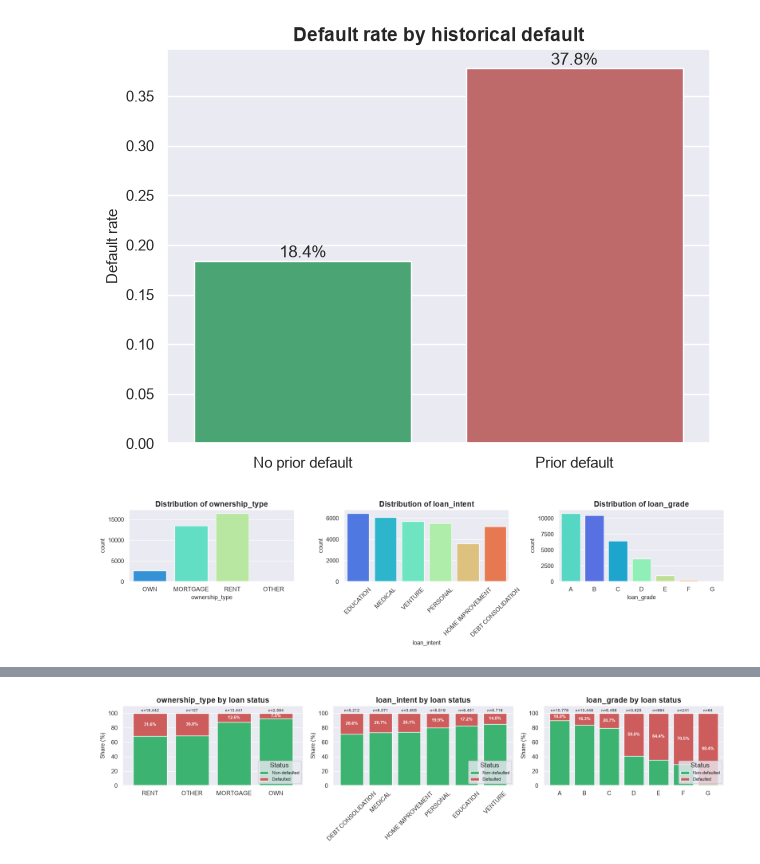
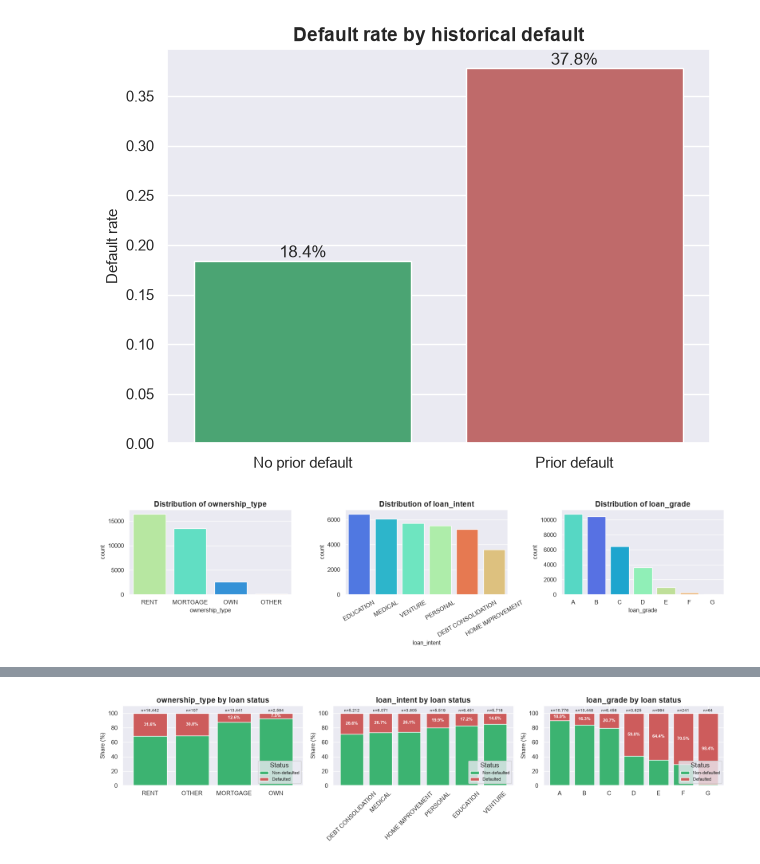
Before and after one commit to giddygarcia/credit-risk-analysis, a Jupyter notebook: CreditRiskAnalysis.ipynb, the cells around one changed output, grey strips where cells are left out. Drawn from its saved outputs; the diff is of its cells as text; code cells hidden in the pictures.

```diff
--- a/credit-risk-analysis.ipynb
+++ b/CreditRiskAnalysis.ipynb
@@ -484,33 +591,37 @@ cat_cols = df.select_dtypes(include=["object", "str", "category"]).columns.tolis
 
 fig, axes = plt.subplots(
     nrows=math.ceil(len(cat_cols) / 3),
     ncols=3,
     figsize=(16, 4 * math.ceil(len(cat_cols) / 3)),
 )
 
 axes = axes.flatten()
 
 for i, col in enumerate(cat_cols):
-    order = list("ABCDEFG") if col == "loan_grade" else None
+    order = (
+        list("ABCDEFG")
+        if col == "loan_grade"
+        else df[col].value_counts().index.tolist()
+    )
 
     sns.countplot(
         data=df,
         x=col,
         ax=axes[i],
         order=order,
         palette="rainbow",
         hue=col,
         legend=False,
     )
     axes[i].set_title(f"Distribution of {col}")
 
     if col == "loan_intent":
-        axes[i].tick_params(axis="x", rotation=45)
+        axes[i].tick_params(axis="x", rotation=30)
 
 for i in range(len(cat_cols), len(axes)):
     fig.delaxes(axes[i])
 
 plt.tight_layout()
 plt.show()
 # %% [output]
-[figure, old version]
+[figure, new version]
```
Also changed, not shown: parts of 78 cells of this notebook, 6 other files.
